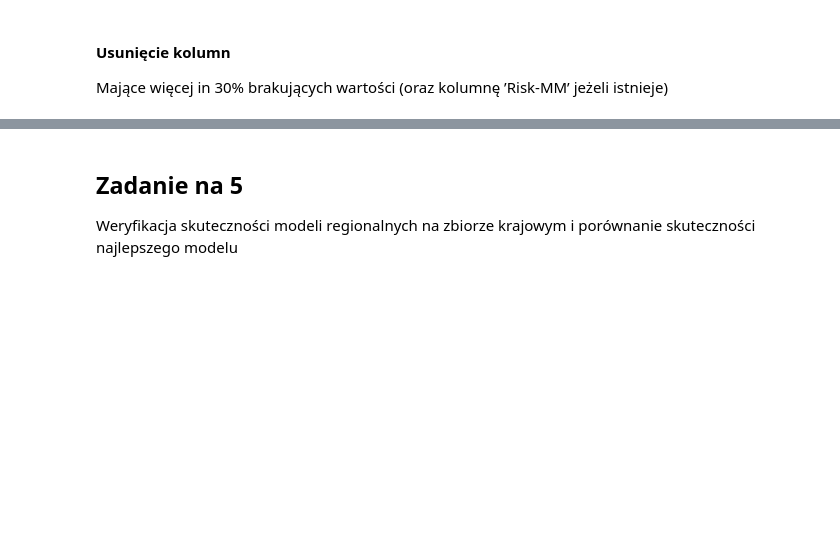
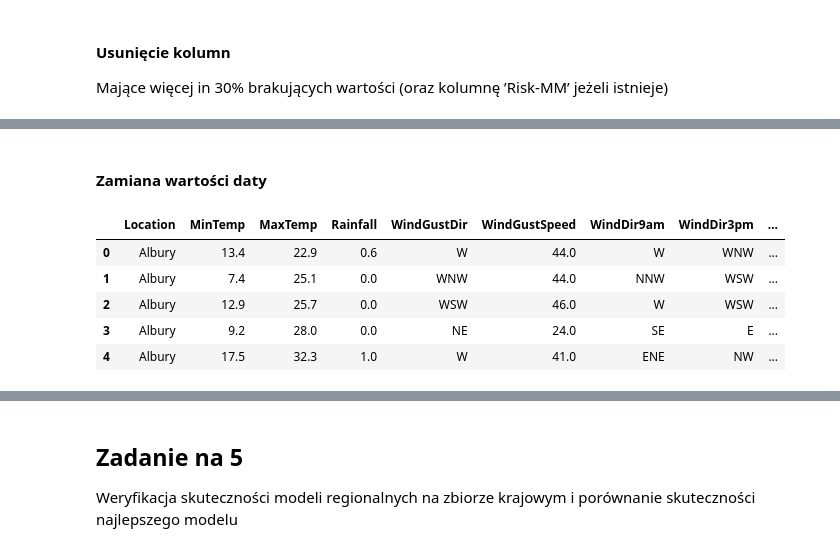
Before and after one commit to Lecrut/ai-ml_studies, a Jupyter notebook: pum/3_259199_Filip_Lecrut.ipynb, the cells around one changed output, grey strips where cells are left out. Saved outputs shown, nothing was run; the diff lists cells and outputs as text; code cells hidden in the pictures; blank space fills up the shorter version.

Commit message:
pum winsoryzacja

```diff
--- a/pum/3_259199_Filip_Lecrut.ipynb
+++ b/pum/3_259199_Filip_Lecrut.ipynb
@@ -291,0 +362,20 @@ WindDir9am     0.072639
+# %%
+def winsorize(df, columns, iqr_multiplier=1.5):
+    for col in columns:
+        before_min, before_max = df[col].min(), df[col].max()
+
+        Q1 = df[col].quantile(0.25)
+        Q3 = df[col].quantile(0.75)
+        IQR = Q3 - Q1
+        lower_bound = Q1 - iqr_multiplier * IQR
+        upper_bound = Q3 + iqr_multiplier * IQR
+
+        df[col] = np.where(df[col] < lower_bound, lower_bound, df[col])
+        df[col] = np.where(df[col] > upper_bound, upper_bound, df[col])
+
+        after_min, after_max = df[col].min(), df[col].max()
+        print(f"Winsoryzacja kolumny: {col} -> przed: {before_min} - {before_max}, po: {after_min} - {after_max}")
+    return df
+
+numerical_columns = X.select_dtypes(include=['float64', 'int64']).columns
+X = winsorize(X, numerical_columns)
@@ -291,0 +395,23 @@ WindDir9am     0.072639
+# %% [markdown]
+#### Zamiana wartości daty
+# %%
+def add_cyclic_date_features(df, date_column):
+    df[date_column] = pd.to_datetime(df[date_column])
+
+    df['DayOfYear_sin'] = np.sin(2 * np.pi * df[date_column].dt.dayofyear / 365)
+    df['DayOfYear_cos'] = np.cos(2 * np.pi * df[date_column].dt.dayofyear / 365)
+
+    return df
+
+X = add_cyclic_date_features(X, 'Date')
+
+X = X.drop(columns=['Date'])
+
+X.head()
+# %% [output]
+|  | Location | MinTemp | MaxTemp | Rainfall | WindGustDir | WindGustSpeed | WindDir9am | WindDir3pm | ... |
+| 0 | Albury | 13.4 | 22.9 | 0.6 | W | 44.0 | W | WNW | ... |
+| 1 | Albury | 7.4 | 25.1 | 0.0 | WNW | 44.0 | NNW | WSW | ... |
+| 2 | Albury | 12.9 | 25.7 | 0.0 | WSW | 46.0 | W | WSW | ... |
+| 3 | Albury | 9.2 | 28.0 | 0.0 | NE | 24.0 | SE | E | ... |
+| 4 | Albury | 17.5 | 32.3 | 1.0 | W | 41.0 | ENE | NW | ... |
```
Also changed, not shown: parts of 13 cells of this notebook.
